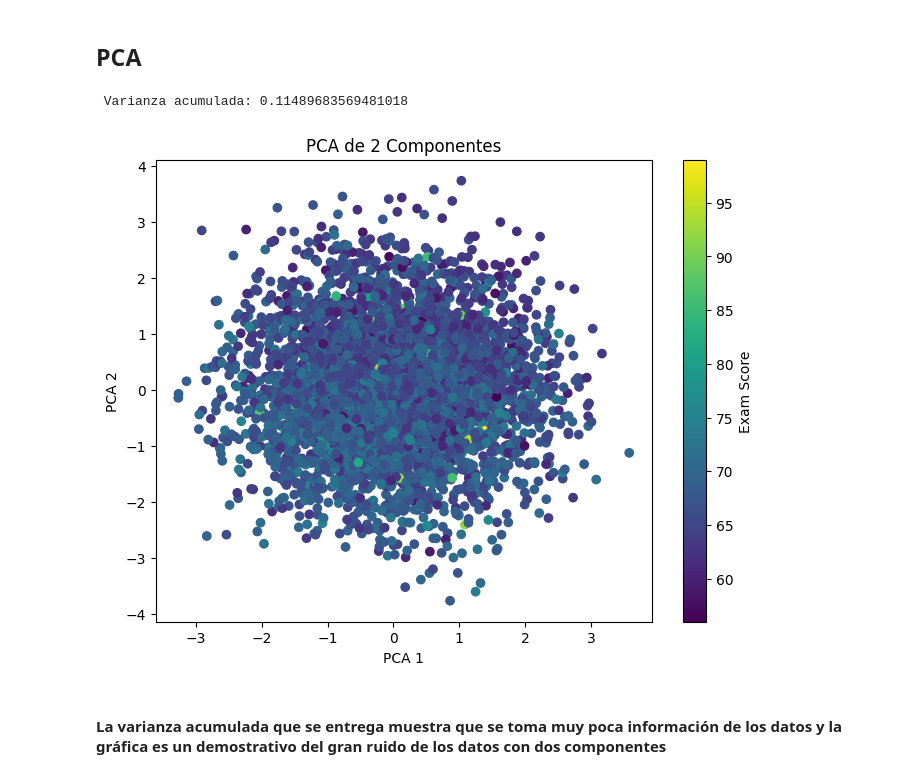
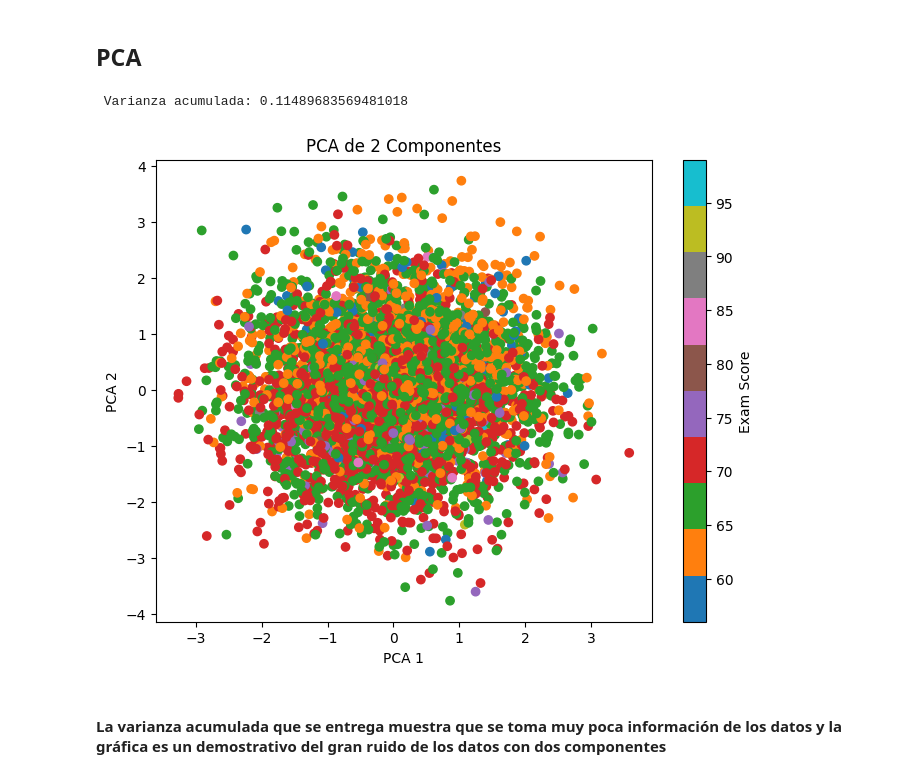
Before and after one commit to JeiGeek/ia1-LosPandas-prediccion_rendimiento_estudiantil, a Jupyter notebook: 03_Unsupervised_learning.ipynb, the cells around one changed output. Drawn from its saved outputs; the diff is of its cells as text; code cells hidden in the pictures.

```diff
--- a/03_Unsupervised_learning.ipynb
+++ b/03_Unsupervised_learning.ipynb
@@ -144,25 +636,25 @@ y_full = pd.concat([y_train, y_test], axis=0).values
 # %%
 # @title Redución de la dimensionalidad de los datos **con solo dos componentes**
 
 # PCA con solo 2 componentes
 pca_2 = PCA(n_components=2)
 X_train_pca2 = pca_2.fit_transform(X_train_scaled)
 
 # Varianza explicada
 varianza_2 = pca_2.explained_variance_ratio_
 varianza_acumulada_2 = varianza_2.sum()
 print(f"\n Varianza acumulada: {varianza_acumulada_2} \n")
 
 plt.figure(figsize=(8,6))
-plt.scatter(X_train_pca2[:,0], X_train_pca2[:,1], c=y_train, cmap='viridis')
+plt.scatter(X_train_pca2[:,0], X_train_pca2[:,1], c=y_train, cmap='tab10')
 plt.xlabel("PCA 1")
 plt.ylabel("PCA 2")
 plt.title("PCA de 2 Componentes")
 plt.colorbar(label='Exam Score')
 plt.show()
 # %% [output]
  Varianza acumulada: 0.11489683569481018
-[figure, old version]
+[figure, new version]
 # %% [markdown]
 <h4>La varianza acumulada que se entrega muestra que se toma muy poca información de los datos y la gráfica es un demostrativo del gran ruido de los datos con dos componentes
 # %%
```
Also changed, not shown: parts of 62 cells of this notebook.
